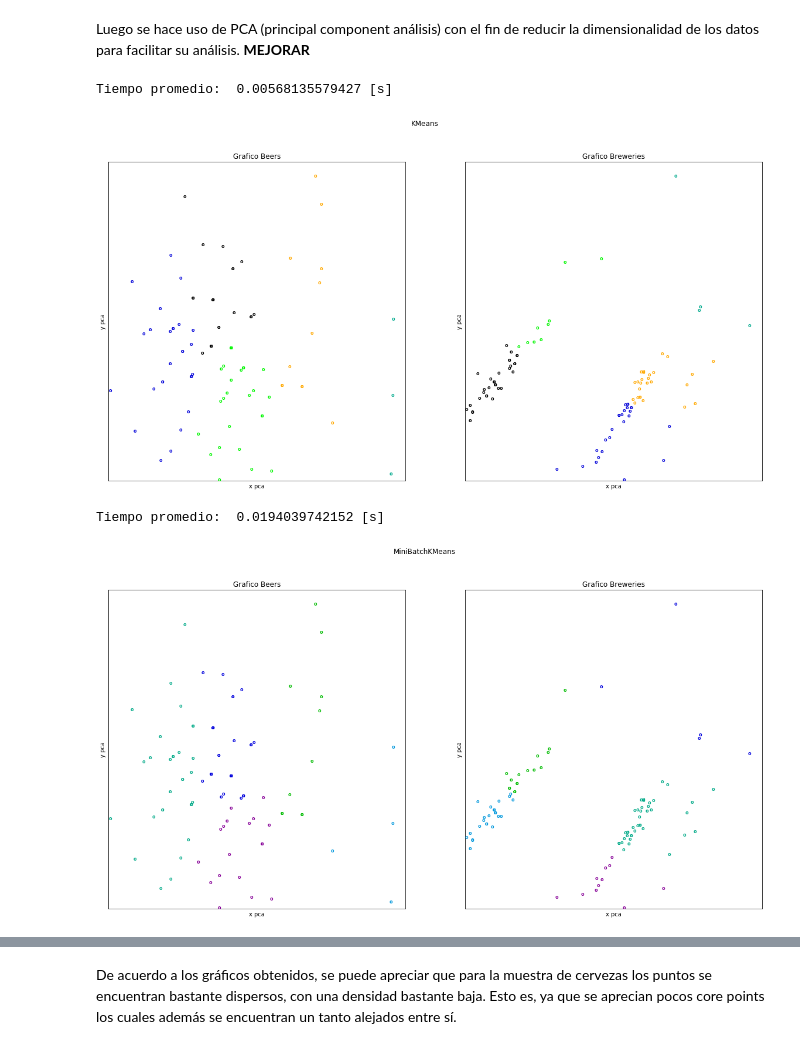
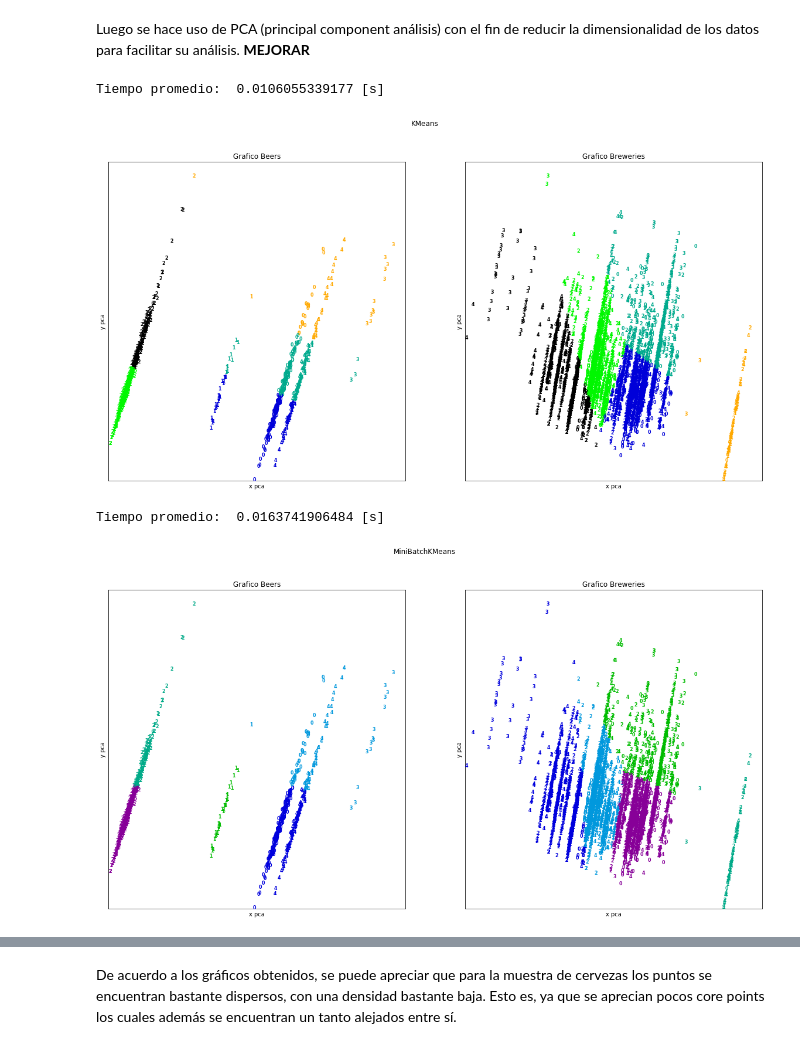
Before and after one commit to fefiweiss/Tarea1_DataMining, a Jupyter notebook: Tarea1_final.ipynb, the cells around one changed output, grey strips where cells are left out. Saved outputs shown, nothing was run; the diff lists cells and outputs as text; code cells hidden in the pictures.

Commit message:
fix on pca + labels

```diff
--- a/Tarea1_final.ipynb
+++ b/Tarea1_final.ipynb
@@ -157,11 +157,36 @@ read_beweries = read_beweries[["brewery_name",
             "beer_name",
             "beer_abv"]]
 
-#print read[:10]
+
 reviews_beweries = read_beweries.as_matrix()
+reviews_beweries = np.nan_to_num(reviews_beweries)
+for i in range(reviews_beweries.shape[0]):
+    for j in range(reviews_beweries.shape[1]):
+        reviews_beweries[i][j] = np.nan_to_num(reviews_beweries[i][j])
 
-#print reviews_beers[:10]
-#print reviews_beweries[:10]
+
+
+#Construccion de etiquetas para breweries
+breweries_labels = []
+aux_label = -1
+breweries = set()
+for i in range(len(read_beweries['brewery_name'])):
+    if (read_beweries['brewery_name'][i] not in breweries):
+        aux_label+=1
+    breweries.add(read_beweries['brewery_name'][i])
+    breweries_labels.append(aux_label)
+
+
+#Construccion de etiquetas para beers
+beers_labels = []
+aux_label = -1
+beers = set()
+for i in range(len(read_beers['beer_name'])):
+    if (read_beers['beer_name'][i] not in beers):
+        aux_label+=1
+    beers.add(read_beers['beer_name'][i])
+    beers_labels.append(aux_label)
+labels = [beers_labels,breweries_labels]
 # %% [markdown]
 Luego se hace uso de PCA (principal component análisis) con el fin de reducir la dimensionalidad de los datos para facilitar su análisis. **MEJORAR**
 # %%
@@ -171,11 +196,15 @@ from sklearn.decomposition import PCA
 #print reviews[:int(100),[1,2,3,5,6,8]]
 
 pca = PCA(n_components=2)
-pca.fit(reviews_beers[:int(100),[1,2,3,5,6,8]])
-beers = pca.transform(reviews_beers[:int(100),[1,2,3,5,6,8]])
 
-pca.fit(reviews_beweries[:int(100),[1,2,3,5,6,8]])
-beweries = pca.transform(reviews_beweries[:int(100),[1,2,3,5,6,8]])
+x_beers = len(labels[0])
+x_breweries= len(labels[1])
+
+pca.fit(reviews_beers[:x_beers,[1,2,3,5,6,8]])
+beers = pca.transform(reviews_beers[:x_beers,[1,2,3,5,6,8]])
+
+pca.fit(reviews_beweries[:,[1,2,3,5,6,8]])
+beweries = pca.transform(reviews_beweries[:,[1,2,3,5,6,8]])
 
 data = [beers, beweries]
 # %%
@@ -191,36 +220,36 @@ fig.suptitle('KMeans')
 
 for X,i in zip(data, range(2)):
     start_time = time()
 
     k_means = KMeans(init="k-means++", n_clusters = 5, n_init = 2)#, tol=0.0001, max_iter=30) 5
     k_means.fit(X)
 
     final_time = time() - start_time
     tiempo += final_time
     k_means_labels = k_means.labels_
 
     x_min, x_max = np.min(X, axis = 0), np.max(X, axis = 0)
     X = (X - x_min) / (x_max - x_min)
 
     ax = fig.add_subplot(1,2,i+1)
     ax.set_xlabel("x pca")
     ax.set_ylabel("y pca")
     plt.title("Grafico " + titles[i])
     ax.set_xticks(())
     ax.set_yticks(())
     ax.axis([0, 1.05, 0, 1.05])
 
     #Visualitation (in 2D).
     for j in range(X.shape[0]):
-        plt.text(X[j,0], X[j,1], "o",
+        plt.text(X[j,0], X[j,1], labels[i][j],
         color=plt.cm.spectral(k_means_labels[j]/5.1),
         fontdict={'weight': 'bold', 'size': 8})
 
 print "Tiempo promedio: ", tiempo/6,"[s]"
 plt.show()
 # %% [output]
-Tiempo promedio:  0.00568135579427 [s]
+Tiempo promedio:  0.0106055339177 [s]
-[figure, old version]
+[figure, new version]
 # %%
 #MINIBATCH K-MEANS
 from sklearn.cluster import MiniBatchKMeans
@@ -253,7 +282,7 @@ for X,i in zip(data, range(2)):
     ax.axis([0, 1.05, 0, 1.05])
 
     for j in range(X.shape[0]):
-        plt.text(X[j,0], X[j,1], "o",
+        plt.text(X[j,0], X[j,1], labels[i][j],
         color=plt.cm.spectral(mbk_labels[j]/10.+0.1),
         fontdict={'weight': 'bold', 'size': 8})
 
@@ -261,8 +290,8 @@ for X,i in zip(data, range(2)):
 print "Tiempo promedio: ", tiempo/6,"[s]"
 plt.show()
 # %% [output]
-Tiempo promedio:  0.0194039742152 [s]
+Tiempo promedio:  0.0163741906484 [s]
-[figure, old version]
+[figure, new version]
 # %%
 #HAC
 from sklearn.cluster import AgglomerativeClustering as hac
```
Also changed, not shown: parts of 4 cells of this notebook, 1 other file.
